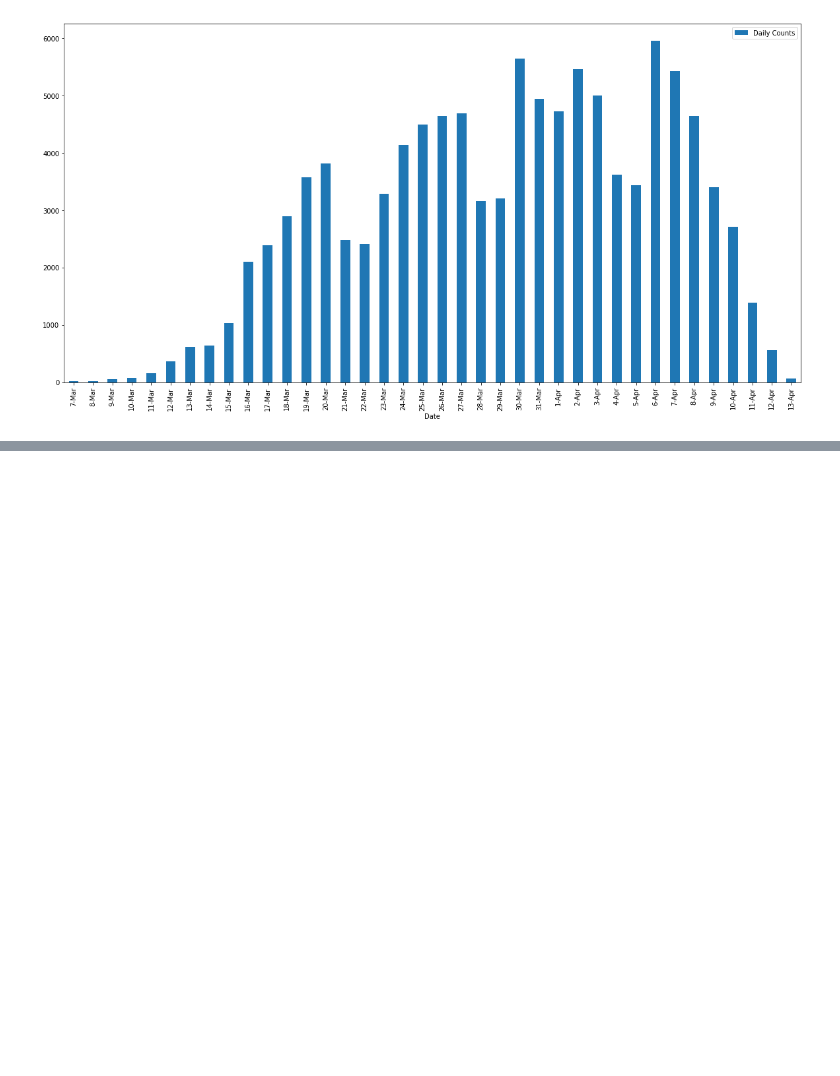
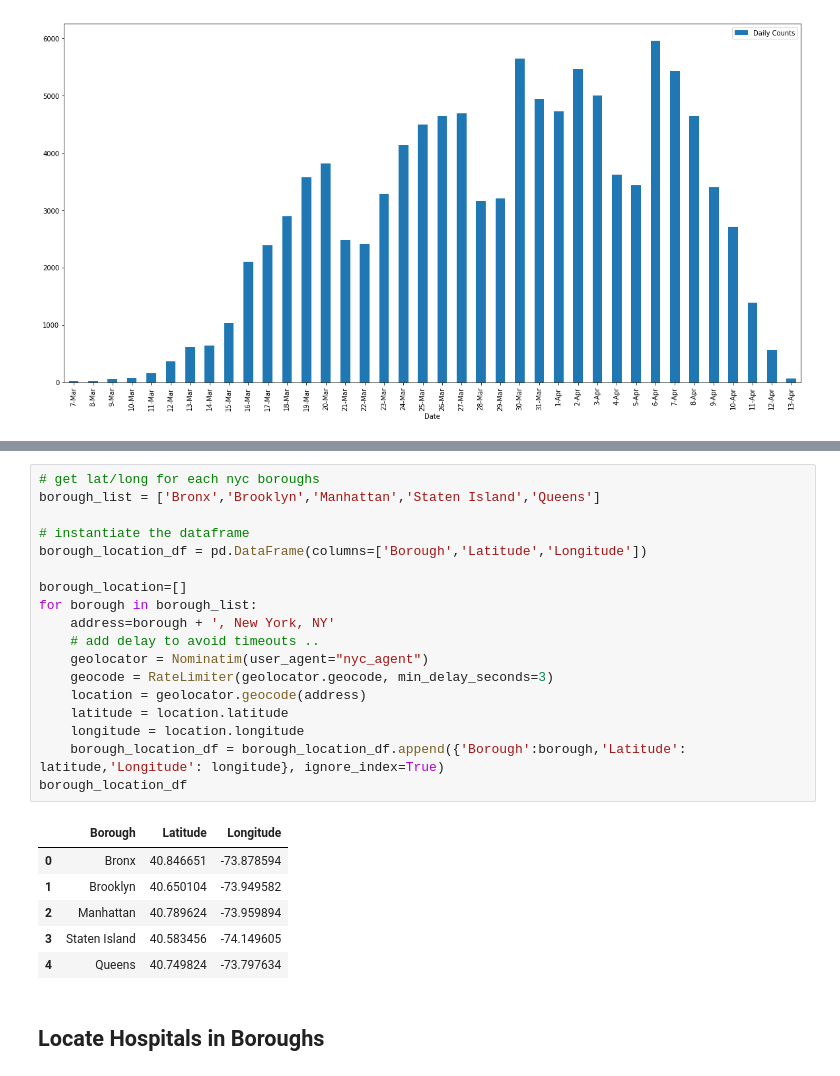
Before and after one commit to nkkoratp/capstone_data_science_project, a Jupyter notebook: Applied_Data_Science_Final_Project_Notebook.ipynb, the cells around one changed output, grey strips where cells are left out. Saved outputs shown, nothing was run; the diff lists cells and outputs as text; blank space fills up the shorter version.

```diff
--- a/Applied_Data_Science_Final_Project_Notebook.ipynb
+++ b/Applied_Data_Science_Final_Project_Notebook.ipynb
@@ -111,0 +128,27 @@ Borough
+# %%
+# get lat/long for each nyc boroughs
+borough_list = ['Bronx','Brooklyn','Manhattan','Staten Island','Queens']
+
+# instantiate the dataframe
+borough_location_df = pd.DataFrame(columns=['Borough','Latitude','Longitude'])
+
+borough_location=[]
+for borough in borough_list:
+    address=borough + ', New York, NY'
+    # add delay to avoid timeouts ..
+    geolocator = Nominatim(user_agent="nyc_agent")
+    geocode = RateLimiter(geolocator.geocode, min_delay_seconds=3)
+    location = geolocator.geocode(address)
+    latitude = location.latitude
+    longitude = location.longitude
+    borough_location_df = borough_location_df.append({'Borough':borough,'Latitude': latitude,'Longitude': longitude}, ignore_index=True)
+borough_location_df
+# %% [output]
+|  | Borough | Latitude | Longitude |
+| 0 | Bronx | 40.846651 | -73.878594 |
+| 1 | Brooklyn | 40.650104 | -73.949582 |
+| 2 | Manhattan | 40.789624 | -73.959894 |
+| 3 | Staten Island | 40.583456 | -74.149605 |
+| 4 | Queens | 40.749824 | -73.797634 |
+# %% [markdown]
+## Locate Hospitals in Boroughs
```
Also changed, not shown: parts of 8 cells of this notebook.
